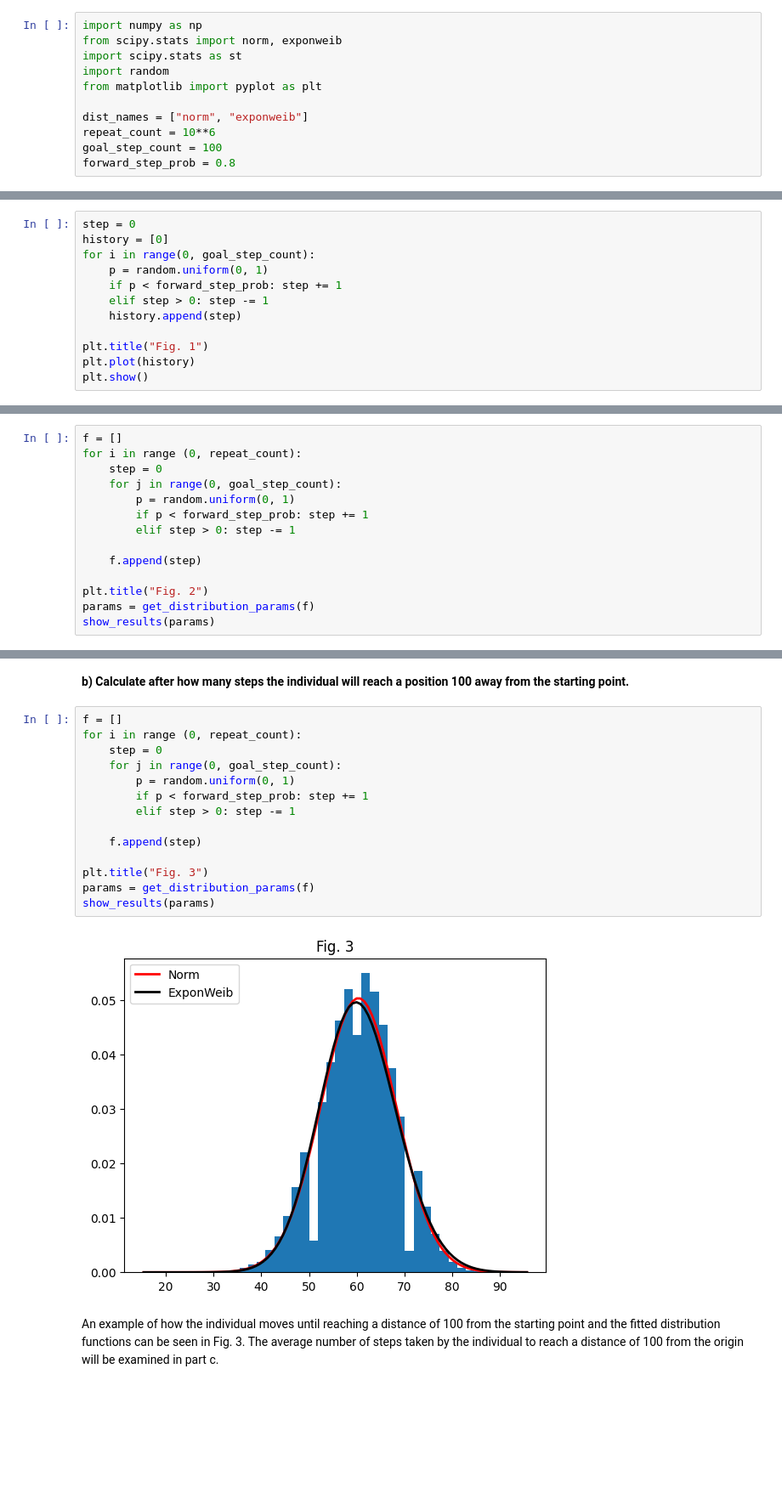
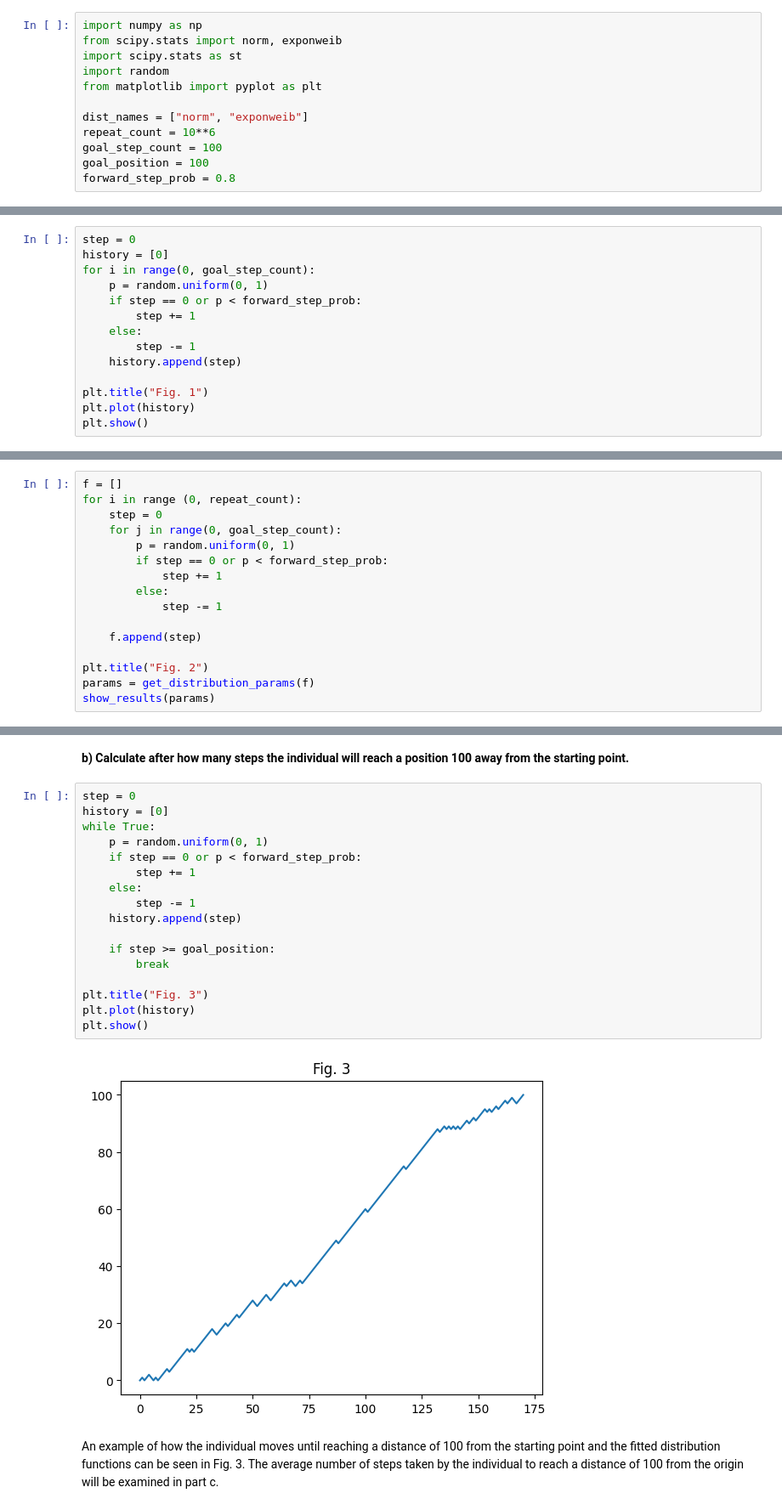
Before and after one commit to alireza-a2f/ITS-assignments, a Jupyter notebook: Assignment 1/main.ipynb, the cells around one changed output, grey strips where cells are left out. Shown: that part at 85% size. Saved outputs shown, nothing was run; the diff lists cells and outputs as text; blank space fills up the shorter version.

```diff
--- a/Assignment 1/main.ipynb
+++ b/Assignment 1/main.ipynb
@@ -12,6 +12,7 @@ from matplotlib import pyplot as plt
 dist_names = ["norm", "exponweib"]
 repeat_count = 10**6
 goal_step_count = 100
+goal_position = 100
 forward_step_prob = 0.8
 # %%
 def get_distribution_params(data, dist_names = dist_names):
@@ -48,8 +49,10 @@ step = 0
 history = [0]
 for i in range(0, goal_step_count):
     p = random.uniform(0, 1)
-    if p < forward_step_prob: step += 1
-    elif step > 0: step -= 1
+    if step == 0 or p < forward_step_prob:
+        step += 1
+    else:
+        step -= 1
     history.append(step)
 
 plt.title("Fig. 1")
@@ -63,8 +66,10 @@ for i in range (0, repeat_count):
     step = 0
     for j in range(0, goal_step_count):
         p = random.uniform(0, 1)
-        if p < forward_step_prob: step += 1
-        elif step > 0: step -= 1
+        if step == 0 or p < forward_step_prob:
+            step += 1
+        else:
+            step -= 1
 
     f.append(step)
 
@@ -87,21 +92,24 @@ It is observed that the calculated average distance is consistent with the value
 # %% [markdown]
 **b) Calculate after how many steps the individual will reach a position 100 away from the starting point.**
 # %%
-f = []
-for i in range (0, repeat_count):
-    step = 0
-    for j in range(0, goal_step_count):
-        p = random.uniform(0, 1)
-        if p < forward_step_prob: step += 1
-        elif step > 0: step -= 1
+step = 0
+history = [0]
+while True:
+    p = random.uniform(0, 1)
+    if step == 0 or p < forward_step_prob:
+        step += 1
+    else:
+        step -= 1
+    history.append(step)
 
-    f.append(step)
+    if step >= goal_position:
+        break
 
 plt.title("Fig. 3")
-params = get_distribution_params(f)
-show_results(params)
+plt.plot(history)
+plt.show()
 # %% [output]
-[figure, old version]
+[figure, new version]
 # %% [markdown]
 An example of how the individual moves until reaching a distance of 100 from the starting point and the fitted distribution functions can be seen in Fig. 3. The average number of steps taken by the individual to reach a distance of 100 from the origin will be examined in part c.
 # %% [markdown]
```
Also changed, not shown: parts of 5 cells of this notebook.
